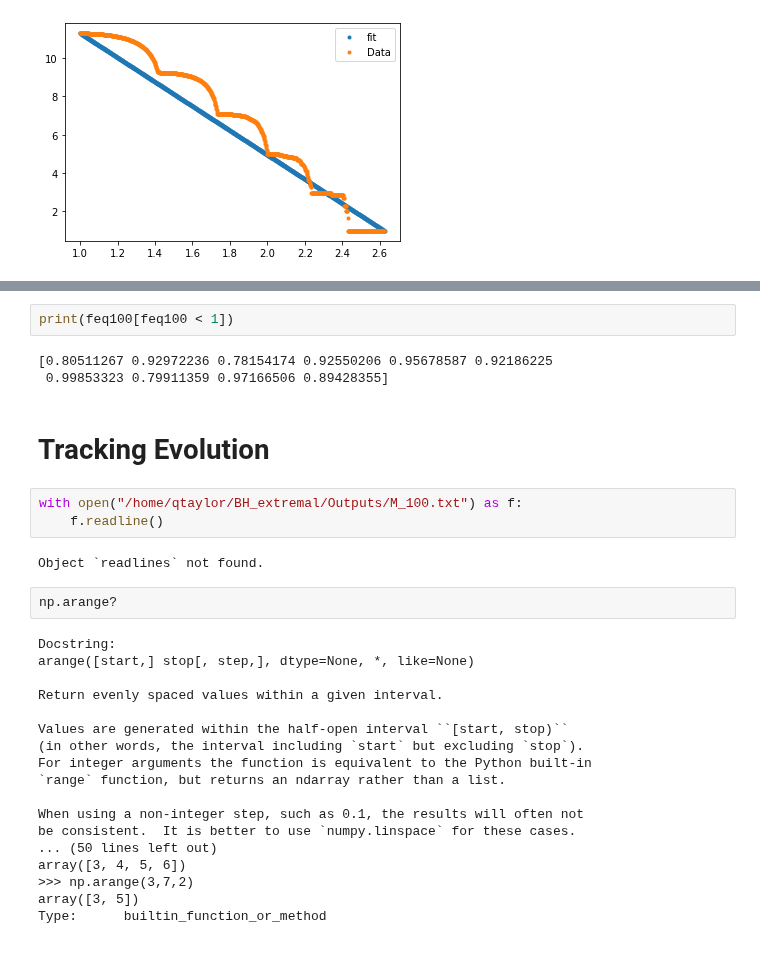
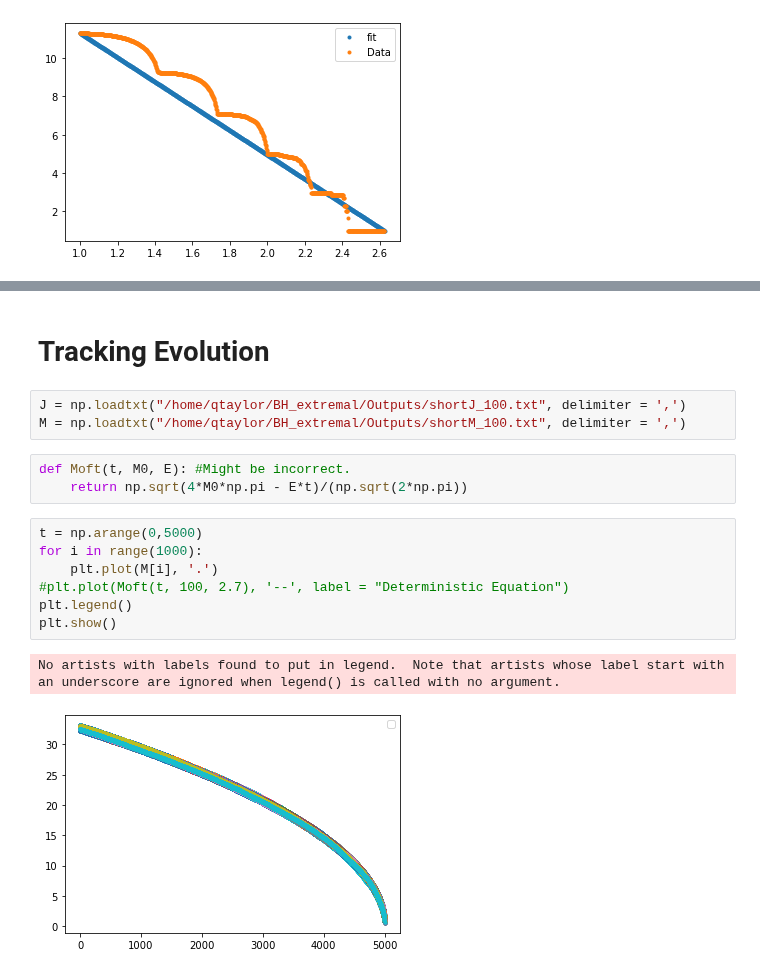
Before and after one commit to qtaylorphys/BH_Extremal, a Jupyter notebook: Analysis.ipynb, the cells around one changed output, grey strips where cells are left out. Cells and saved outputs as stored; diff of their text form.

```diff
--- a/Analysis.ipynb
+++ b/Analysis.ipynb
@@ -372,32 +230,18 @@ plt.show()
-# %%
-print(feq100[feq100 < 1])
-# %% [output]
-[0.80511267 0.92972236 0.78154174 0.92550206 0.95678587 0.92186225
- 0.99853323 0.79911359 0.97166506 0.89428355]
 # %% [markdown]
 # Tracking Evolution
 # %%
-with open("/home/qtaylor/BH_extremal/Outputs/M_100.txt") as f:
-    f.readline()
+J = np.loadtxt("/home/qtaylor/BH_extremal/Outputs/shortJ_100.txt", delimiter = ',')
+M = np.loadtxt("/home/qtaylor/BH_extremal/Outputs/shortM_100.txt", delimiter = ',')
-# %% [output]
-Object `readlines` not found.
-# %%
-np.arange?
-# %% [output]
-Docstring:
-arange([start,] stop[, step,], dtype=None, *, like=None)
-
-Return evenly spaced values within a given interval.
-
-Values are generated within the half-open interval ``[start, stop)``
-(in other words, the interval including `start` but excluding `stop`).
-For integer arguments the function is equivalent to the Python built-in
-`range` function, but returns an ndarray rather than a list.
-
-When using a non-integer step, such as 0.1, the results will often not
-be consistent.  It is better to use `numpy.linspace` for these cases.
-... (50 lines left out)
-array([3, 4, 5, 6])
->>> np.arange(3,7,2)
-array([3, 5])
-Type:      builtin_function_or_method
+# %%
+def Moft(t, M0, E): #Might be incorrect.
+    return np.sqrt(4*M0*np.pi - E*t)/(np.sqrt(2*np.pi))
+# %%
+t = np.arange(0,5000)
+for i in range(1000):
+    plt.plot(M[i], '.')
+#plt.plot(Moft(t, 100, 2.7), '--', label = "Deterministic Equation")
+plt.legend()
+plt.show()
+# %% [output]
+No artists with labels found to put in legend.  Note that artists whose label start with an underscore are ignored when legend() is called with no argument.
+[figure, added]
```
Also changed, not shown: parts of 34 cells of this notebook.
